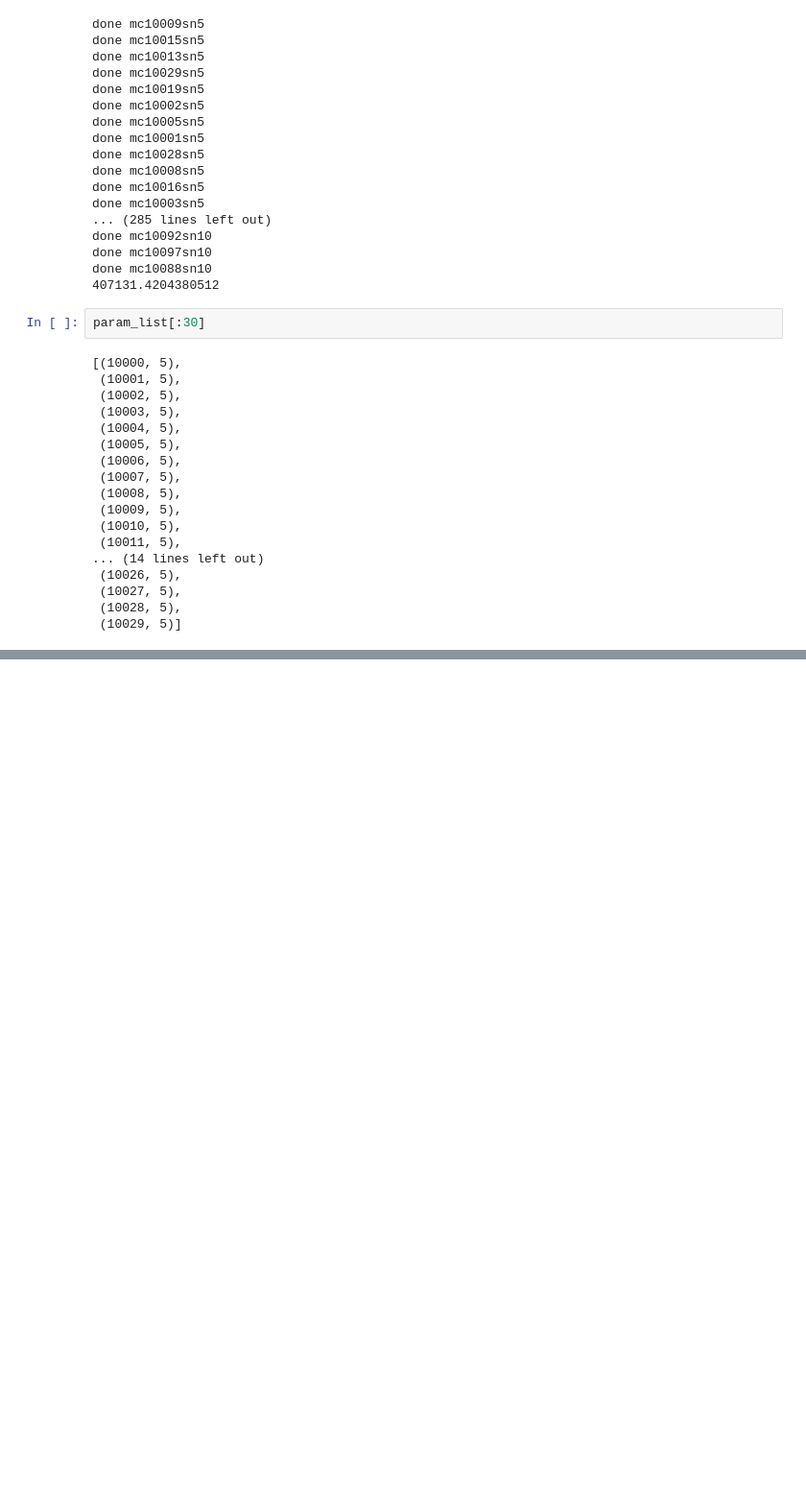
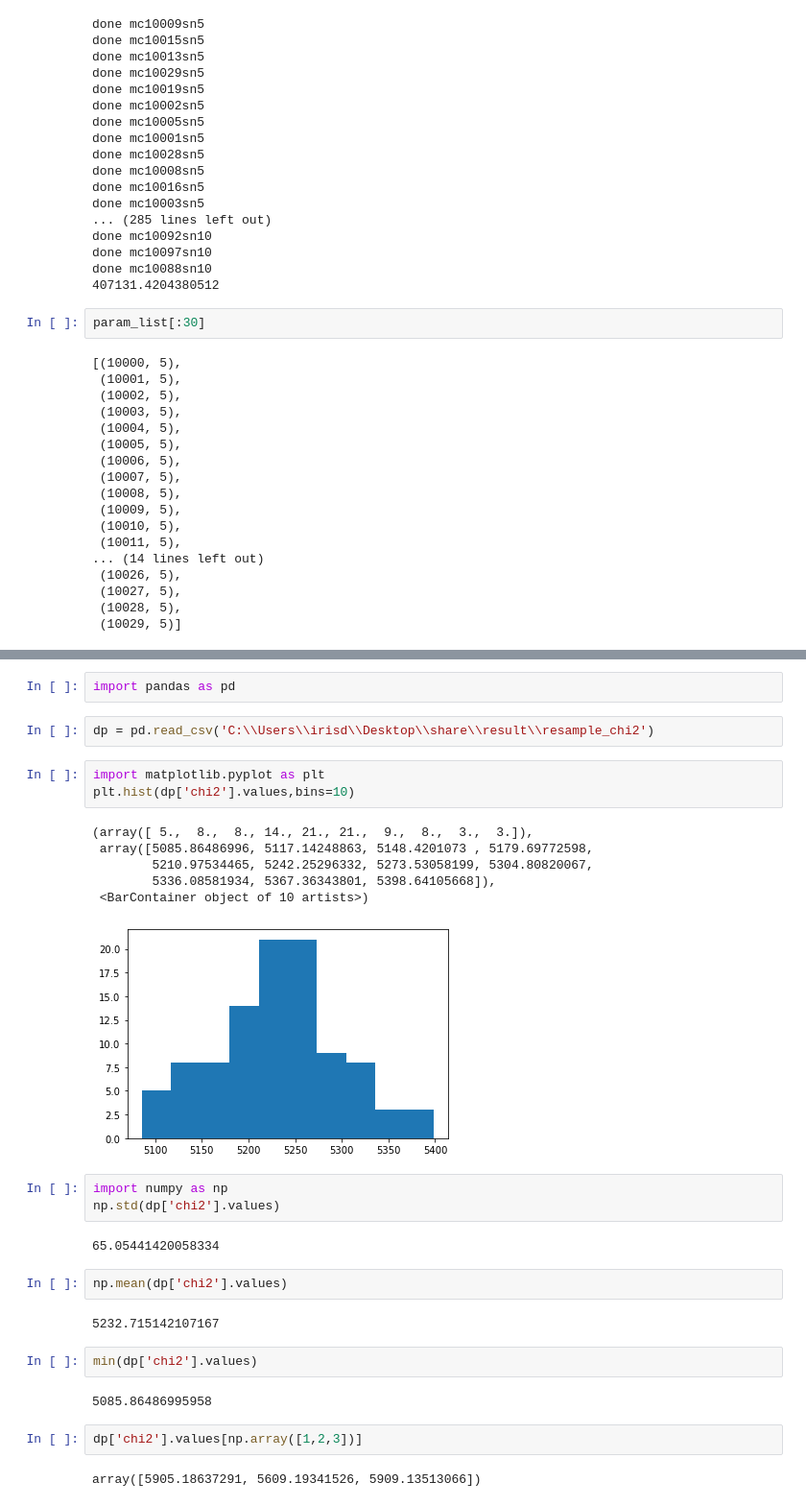
Before and after one commit to 200k33p3r/M92, a Jupyter notebook: parallel search.ipynb, the cells around one changed output, grey strips where cells are left out. Shown at 96% size. Drawn from its saved outputs; the diff is of its cells as text; blank space fills up the shorter version.

```diff
--- a/parallel search.ipynb
+++ b/parallel search.ipynb
@@ -146,0 +174,31 @@ param_list[:30]
+# %%
+import pandas as pd
+# %%
+dp = pd.read_csv('C:\\Users\\irisd\\Desktop\\share\\result\\resample_chi2')
+# %%
+import matplotlib.pyplot as plt
+plt.hist(dp['chi2'].values,bins=10)
+# %% [output]
+(array([ 5.,  8.,  8., 14., 21., 21.,  9.,  8.,  3.,  3.]),
+ array([5085.86486996, 5117.14248863, 5148.4201073 , 5179.69772598,
+        5210.97534465, 5242.25296332, 5273.53058199, 5304.80820067,
+        5336.08581934, 5367.36343801, 5398.64105668]),
+ <BarContainer object of 10 artists>)
+[figure, added]
+# %%
+import numpy as np
+np.std(dp['chi2'].values)
+# %% [output]
+65.05441420058334
+# %%
+np.mean(dp['chi2'].values)
+# %% [output]
+5232.715142107167
+# %%
+min(dp['chi2'].values)
+# %% [output]
+5085.86486995958
+# %%
+dp['chi2'].values[np.array([1,2,3])]
+# %% [output]
+array([5905.18637291, 5609.19341526, 5909.13513066])
```
Also changed, not shown: parts of 22 cells of this notebook, 1 other file.
